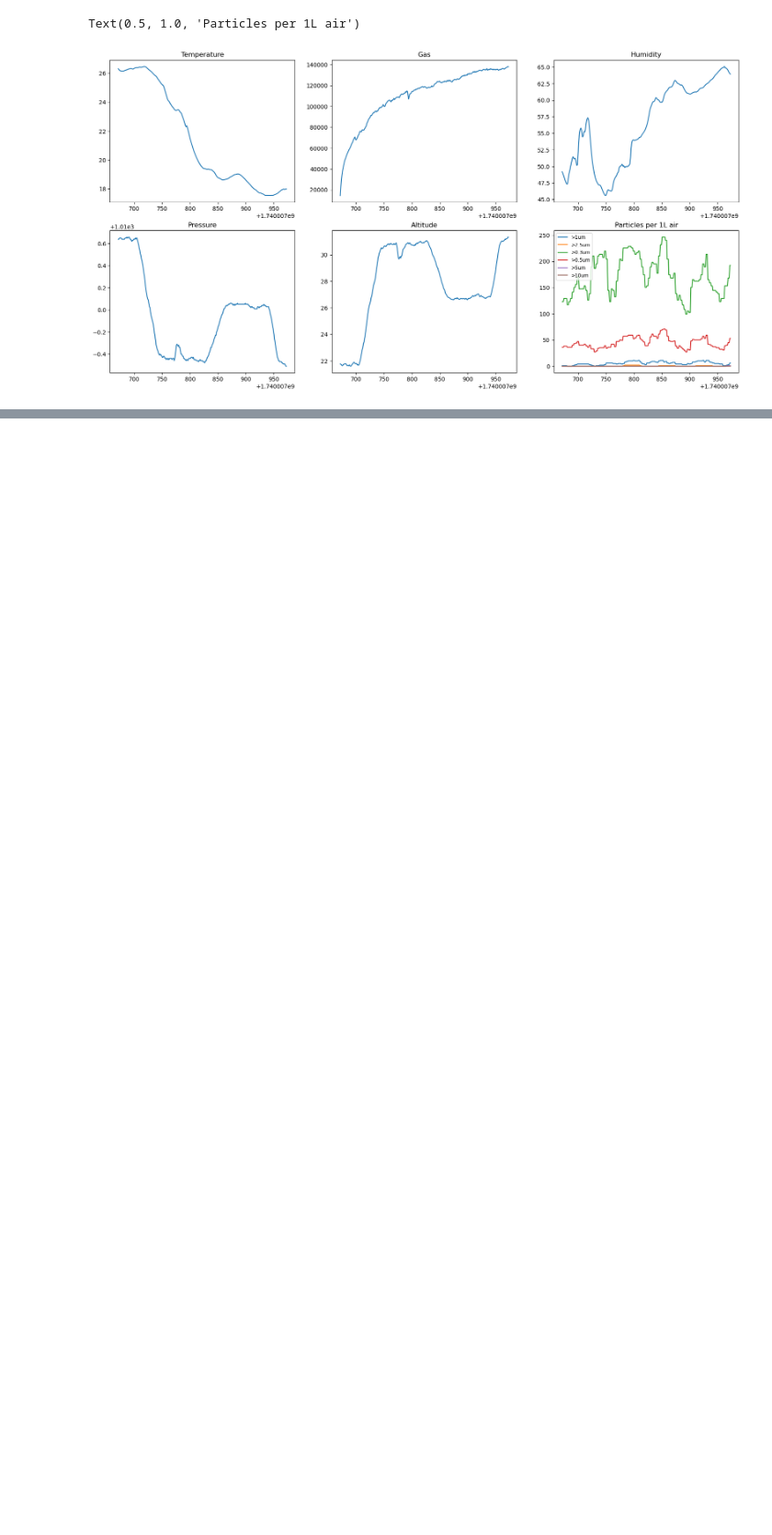
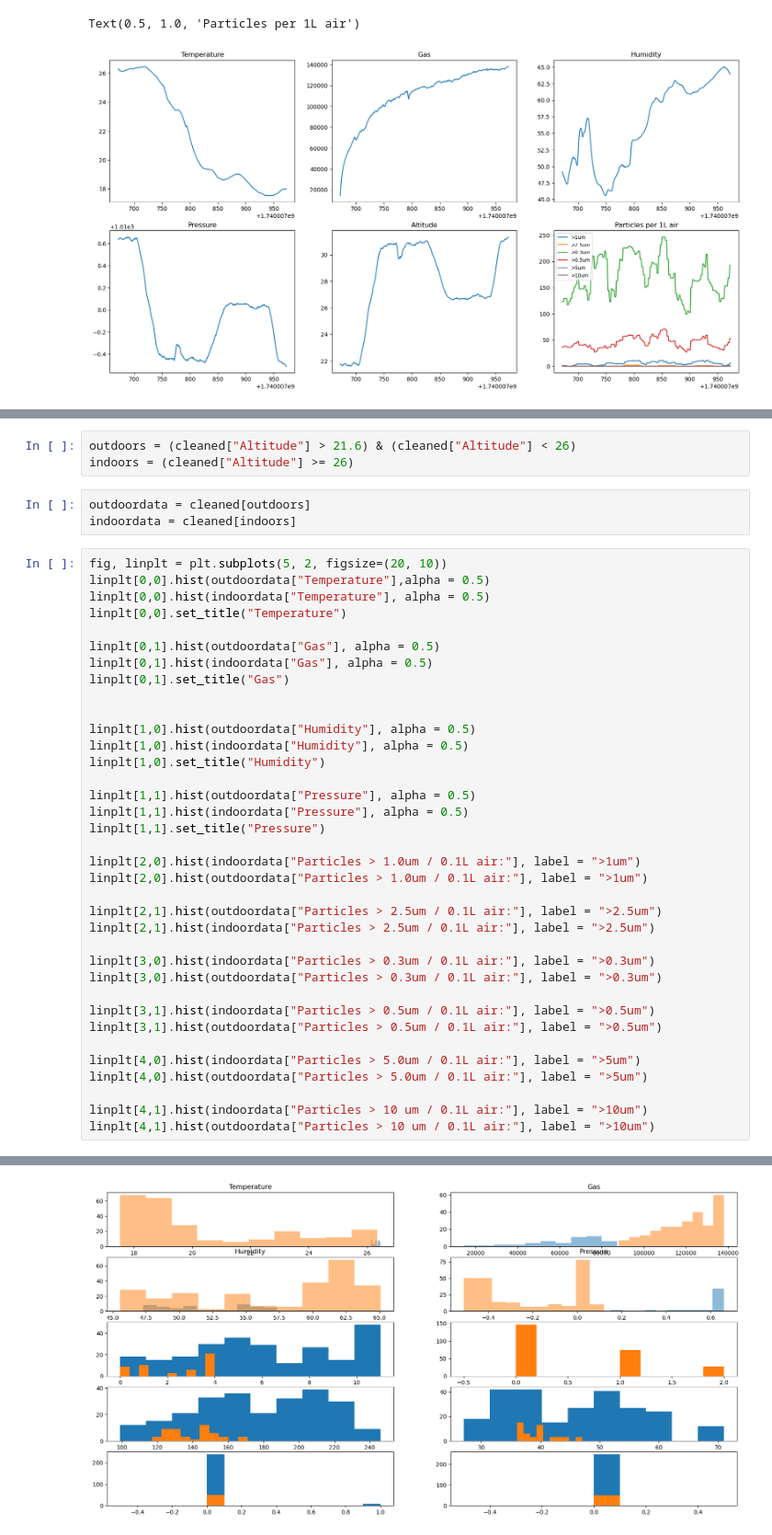
Before and after one commit to jcarpenter-e/E11_BaconPotatoLasagna, a Jupyter notebook: BME+PMsensors.ipynb, the cells around one changed output, grey strips where cells are left out. Shown at 92% size. Drawn from its saved outputs; the diff is of its cells as text; blank space fills up the shorter version.

```diff
--- a/BME+PMsensors.ipynb
+++ b/BME+PMsensors.ipynb
@@ -51,0 +54,43 @@ Text(0.5, 1.0, 'Particles per 1L air')
+# %%
+outdoors = (cleaned["Altitude"] > 21.6) & (cleaned["Altitude"] < 26)
+indoors = (cleaned["Altitude"] >= 26)
+# %%
+outdoordata = cleaned[outdoors]
+indoordata = cleaned[indoors]
+# %%
+fig, linplt = plt.subplots(5, 2, figsize=(20, 10))
+linplt[0,0].hist(outdoordata["Temperature"],alpha = 0.5)
+linplt[0,0].hist(indoordata["Temperature"], alpha = 0.5)
+linplt[0,0].set_title("Temperature")
+
+linplt[0,1].hist(outdoordata["Gas"], alpha = 0.5)
+linplt[0,1].hist(indoordata["Gas"], alpha = 0.5)
+linplt[0,1].set_title("Gas")
+
+
+linplt[1,0].hist(outdoordata["Humidity"], alpha = 0.5)
+linplt[1,0].hist(indoordata["Humidity"], alpha = 0.5)
+linplt[1,0].set_title("Humidity")
+
+linplt[1,1].hist(outdoordata["Pressure"], alpha = 0.5)
+linplt[1,1].hist(indoordata["Pressure"], alpha = 0.5)
+linplt[1,1].set_title("Pressure")
+
+linplt[2,0].hist(indoordata["Particles > 1.0um / 0.1L air:"], label = ">1um")
+linplt[2,0].hist(outdoordata["Particles > 1.0um / 0.1L air:"], label = ">1um")
+
+linplt[2,1].hist(outdoordata["Particles > 2.5um / 0.1L air:"], label = ">2.5um")
+linplt[2,1].hist(indoordata["Particles > 2.5um / 0.1L air:"], label = ">2.5um")
+
+linplt[3,0].hist(indoordata["Particles > 0.3um / 0.1L air:"], label = ">0.3um")
+linplt[3,0].hist(outdoordata["Particles > 0.3um / 0.1L air:"], label = ">0.3um")
+
+linplt[3,1].hist(indoordata["Particles > 0.5um / 0.1L air:"], label = ">0.5um")
+linplt[3,1].hist(outdoordata["Particles > 0.5um / 0.1L air:"], label = ">0.5um")
+
+linplt[4,0].hist(indoordata["Particles > 5.0um / 0.1L air:"], label = ">5um")
+linplt[4,0].hist(outdoordata["Particles > 5.0um / 0.1L air:"], label = ">5um")
+
+linplt[4,1].hist(indoordata["Particles > 10 um / 0.1L air:"], label = ">10um")
+linplt[4,1].hist(outdoordata["Particles > 10 um / 0.1L air:"], label = ">10um")
+# %% [output]
@@ -51,0 +100 @@ Text(0.5, 1.0, 'Particles per 1L air')
+[figure, added]
```
Also changed, not shown: parts of 4 cells of this notebook.
